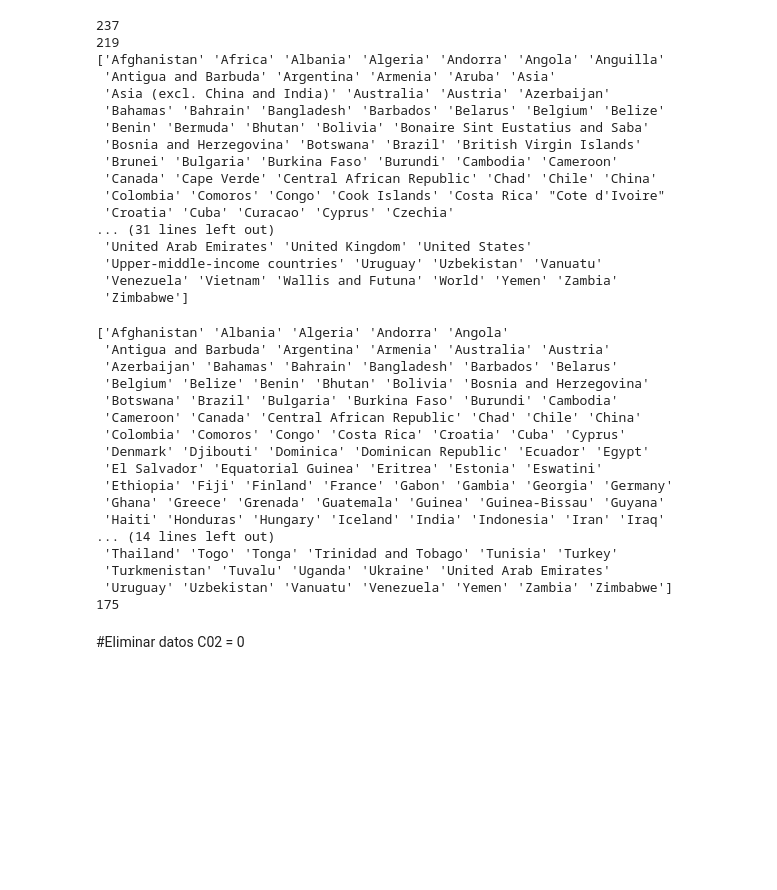
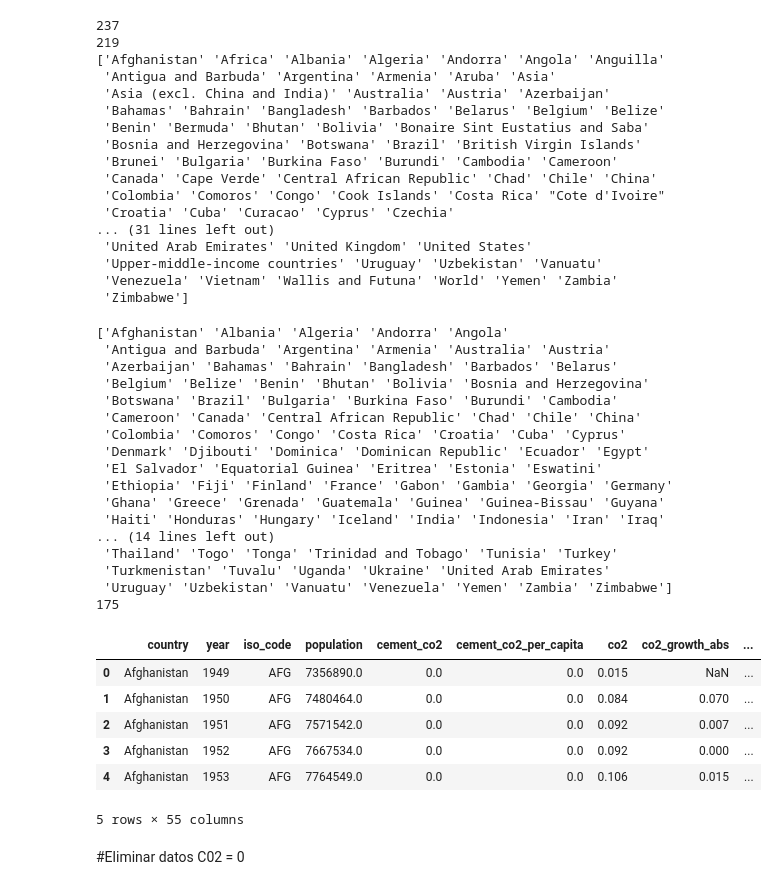
Before and after one commit to Sergio0602/Project-2--EDA, a Jupyter notebook: question-2.ipynb, the cells around one changed output. Drawn from its saved outputs; the diff is of its cells as text; code cells hidden in the pictures; blank space fills up the shorter version.

```diff
--- a/question-2.ipynb
+++ b/question-2.ipynb
@@ -84,33 +84,42 @@ countries = [
     'Sao Tome and Principe', 'Saudi Arabia', 'Senegal', 'Serbia', 'Seychelles', 'Sierra Leone', 'Singapore',
     'Slovakia', 'Slovenia', 'Solomon Islands', 'Somalia', 'South Africa', 'South Sudan', 'Spain', 'Sri Lanka',
     'Sudan', 'Suriname', 'Sweden', 'Switzerland', 'Syrian Arab Republic', 'Tajikistan', 'Thailand', 'Timor-Leste',
     'Togo', 'Tonga', 'Trinidad and Tobago', 'Tunisia', 'Turkey', 'Turkmenistan', 'Tuvalu', 'Uganda', 'Ukraine',
     'United Arab Emirates', 'United Kingdom of Great Britain and Northern Ireland', 'United Republic of Tanzania',
     'United States of America', 'Uruguay', 'Uzbekistan', 'Vanuatu', 'Venezuela', 'Viet Nam', 'Yemen', 'Zambia', 'Zimbabwe'
 ]
 
 df_filtered_country = df[df["country"].isin(countries)].copy()
 
 print(df_filtered_country["country"].unique())
 print(df_filtered_country["country"].nunique())
+
+df_filtered_country.head()
 # %% [output]
 ['Afghanistan' 'Albania' 'Algeria' 'Andorra' 'Angola'
  'Antigua and Barbuda' 'Argentina' 'Armenia' 'Australia' 'Austria'
  'Azerbaijan' 'Bahamas' 'Bahrain' 'Bangladesh' 'Barbados' 'Belarus'
  'Belgium' 'Belize' 'Benin' 'Bhutan' 'Bolivia' 'Bosnia and Herzegovina'
  'Botswana' 'Brazil' 'Bulgaria' 'Burkina Faso' 'Burundi' 'Cambodia'
  'Cameroon' 'Canada' 'Central African Republic' 'Chad' 'Chile' 'China'
  'Colombia' 'Comoros' 'Congo' 'Costa Rica' 'Croatia' 'Cuba' 'Cyprus'
  'Denmark' 'Djibouti' 'Dominica' 'Dominican Republic' 'Ecuador' 'Egypt'
  'El Salvador' 'Equatorial Guinea' 'Eritrea' 'Estonia' 'Eswatini'
  'Ethiopia' 'Fiji' 'Finland' 'France' 'Gabon' 'Gambia' 'Georgia' 'Germany'
  'Ghana' 'Greece' 'Grenada' 'Guatemala' 'Guinea' 'Guinea-Bissau' 'Guyana'
  'Haiti' 'Honduras' 'Hungary' 'Iceland' 'India' 'Indonesia' 'Iran' 'Iraq'
 ... (14 lines left out)
  'Thailand' 'Togo' 'Tonga' 'Trinidad and Tobago' 'Tunisia' 'Turkey'
  'Turkmenistan' 'Tuvalu' 'Uganda' 'Ukraine' 'United Arab Emirates'
  'Uruguay' 'Uzbekistan' 'Vanuatu' 'Venezuela' 'Yemen' 'Zambia' 'Zimbabwe']
 175
+|  | country | year | iso_code | population | cement_co2 | cement_co2_per_capita | co2 | co2_growth_abs | ... |
+| 0 | Afghanistan | 1949 | AFG | 7356890.0 | 0.0 | 0.0 | 0.015 | NaN | ... |
+| 1 | Afghanistan | 1950 | AFG | 7480464.0 | 0.0 | 0.0 | 0.084 | 0.070 | ... |
+| 2 | Afghanistan | 1951 | AFG | 7571542.0 | 0.0 | 0.0 | 0.092 | 0.007 | ... |
+| 3 | Afghanistan | 1952 | AFG | 7667534.0 | 0.0 | 0.0 | 0.092 | 0.000 | ... |
+| 4 | Afghanistan | 1953 | AFG | 7764549.0 | 0.0 | 0.0 | 0.106 | 0.015 | ... |
+5 rows × 55 columns
 # %% [markdown]
 #Eliminar datos C02 = 0
 # %%
```
Also changed, not shown: parts of 1 cell of this notebook, 1 other file.
